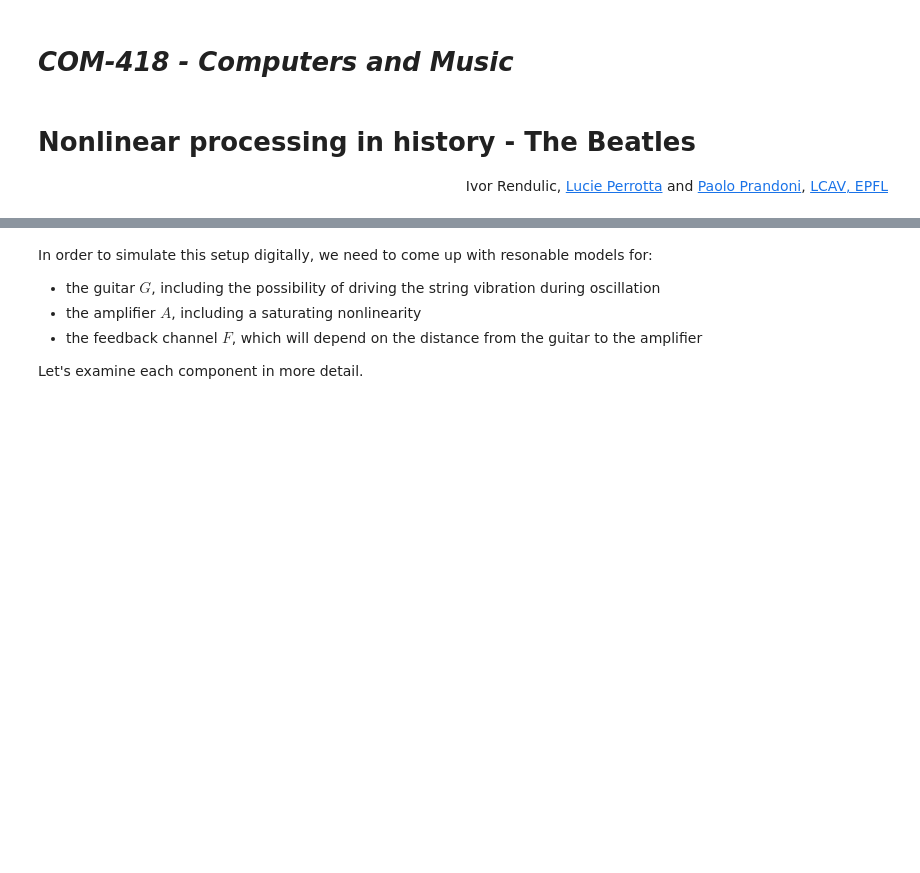
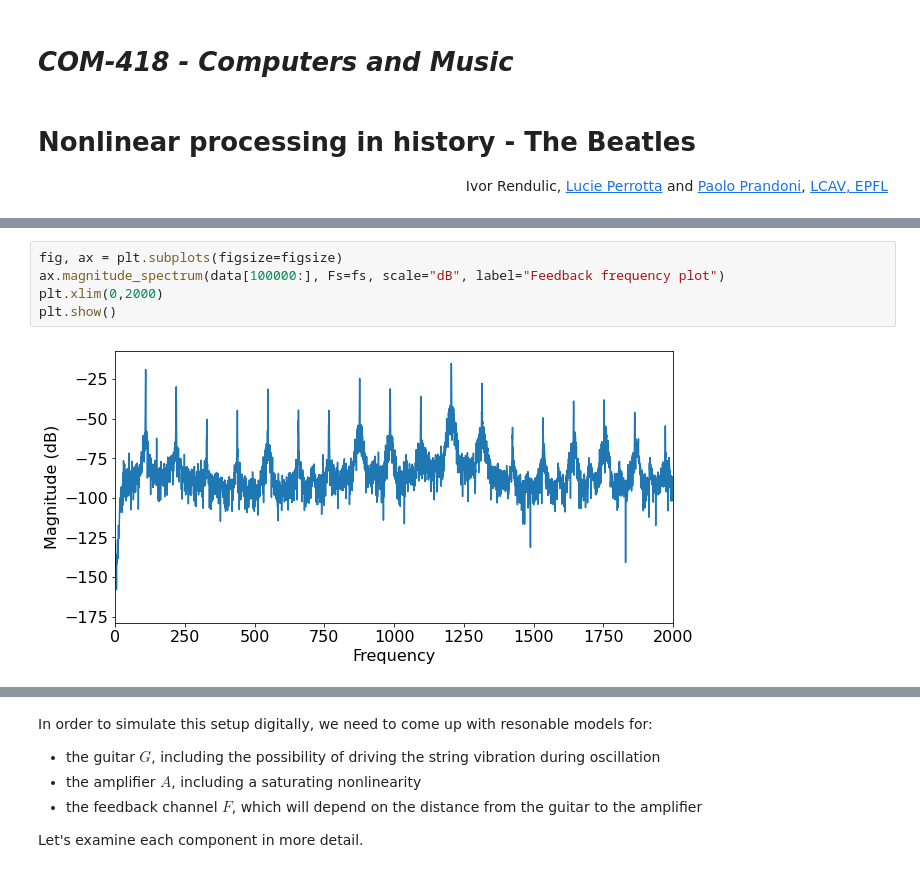
Before and after one commit to lucieperrotta/computersandmusic, a Jupyter notebook: Beatles.ipynb, the cells around one changed output, grey strips where cells are left out. Cells and saved outputs as stored; diff of their text form; blank space fills up the shorter version.

```diff
--- a/Beatles.ipynb
+++ b/Beatles.ipynb
@@ -32,6 +33,13 @@ Audio('samples/ifeelfine.wav', autoplay=False)
 # %% [output]
 [figure]
 [interactive output not drawn]
+# %%
+fig, ax = plt.subplots(figsize=figsize)
+ax.magnitude_spectrum(data[100000:], Fs=fs, scale="dB", label="Feedback frequency plot")
+plt.xlim(0,2000)
+plt.show()
+# %% [output]
+[figure, added]
 # %% [markdown]
 We can appreciate this behavior in the initial (non feedback) portion of the "I Feel Fine" sound snippet; let's first look at the waveform in the time domain. The "pure guitar" part is approximately from sample 10000 to sample 40000. If we plot the spectrum of this portion.
 
```
Also changed, not shown: parts of 15 cells of this notebook, 1 other file.
